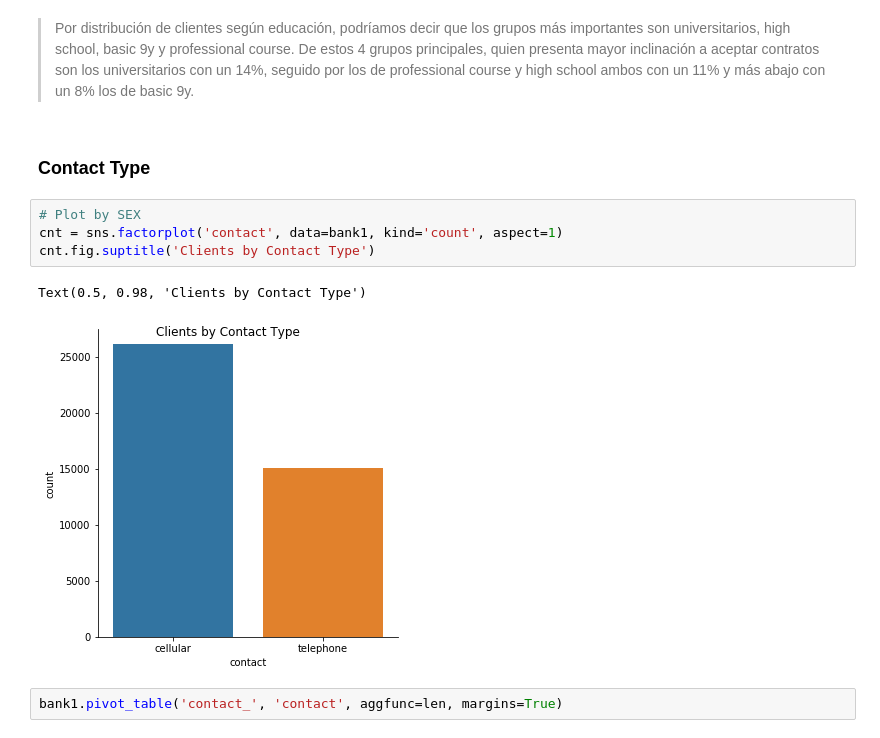
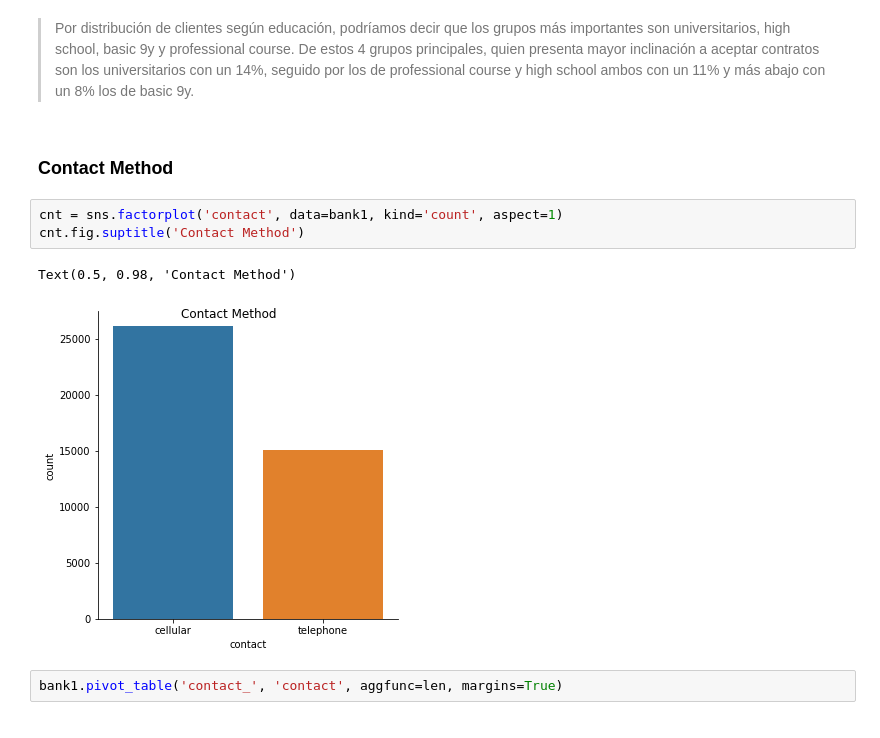
Before and after one commit to jairocks7/CapstoneProject, a Jupyter notebook: Capstone.ipynb, the cells around one changed output. Saved outputs shown, nothing was run; the diff lists cells and outputs as text.

```diff
--- a/Capstone.ipynb
+++ b/Capstone.ipynb
@@ -274,14 +271,13 @@ ed_props.plot(kind='barh', stacked='False')
 # %% [markdown]
 > Por distribución de clientes según educación, podríamos decir que los grupos más importantes son universitarios, high school, basic 9y y professional course. De estos 4 grupos principales, quien presenta mayor inclinación a aceptar contratos son los universitarios con un 14%, seguido por los de professional course y high school ambos con un 11% y más abajo con un 8% los de basic 9y.
 # %% [markdown]
-### Contact Type
+### Contact Method
 # %%
-# Plot by SEX
 cnt = sns.factorplot('contact', data=bank1, kind='count', aspect=1)
-cnt.fig.suptitle('Clients by Contact Type')
+cnt.fig.suptitle('Contact Method')
 # %% [output]
-Text(0.5, 0.98, 'Clients by Contact Type')
+Text(0.5, 0.98, 'Contact Method')
-[figure, old version]
+[figure, new version]
 # %%
 bank1.pivot_table('contact_', 'contact', aggfunc=len, margins=True)
 # %% [output]
```
Also changed, not shown: parts of 240 cells of this notebook.
